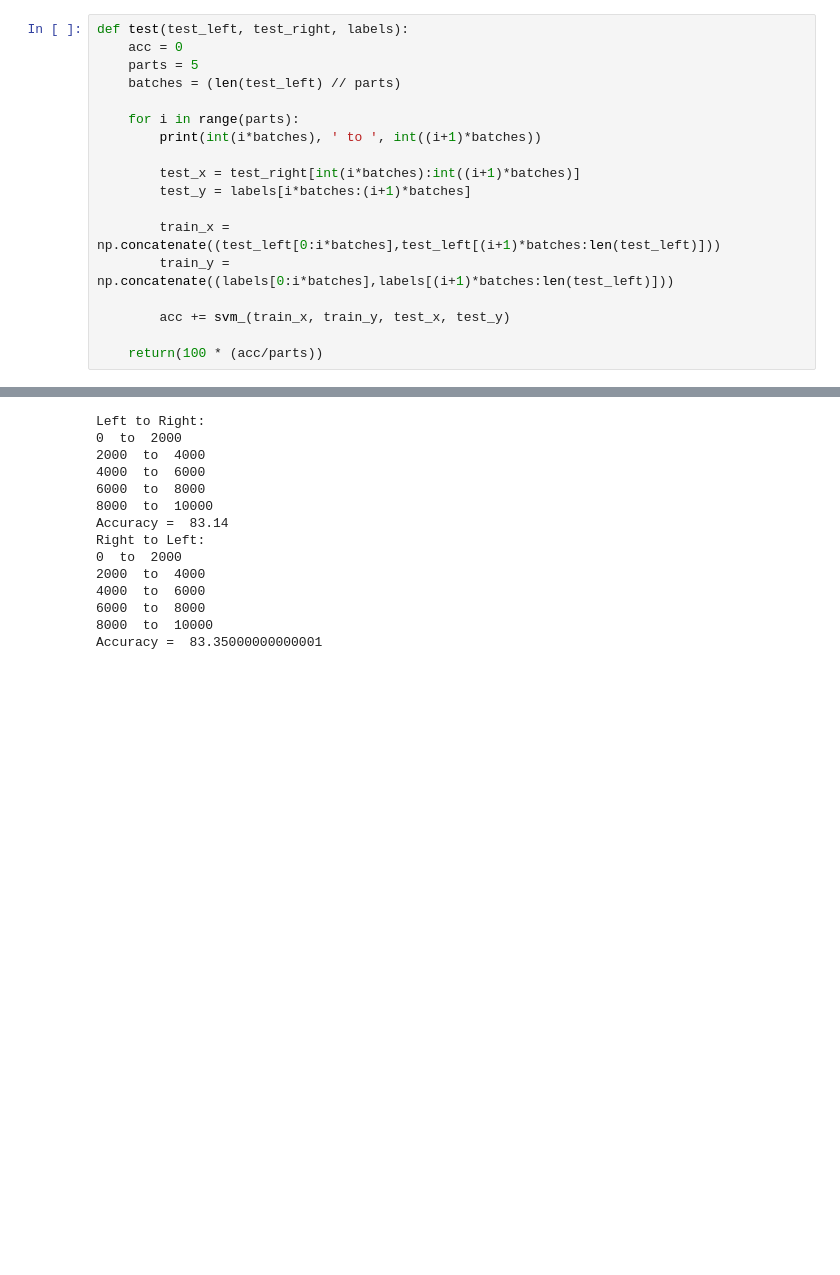
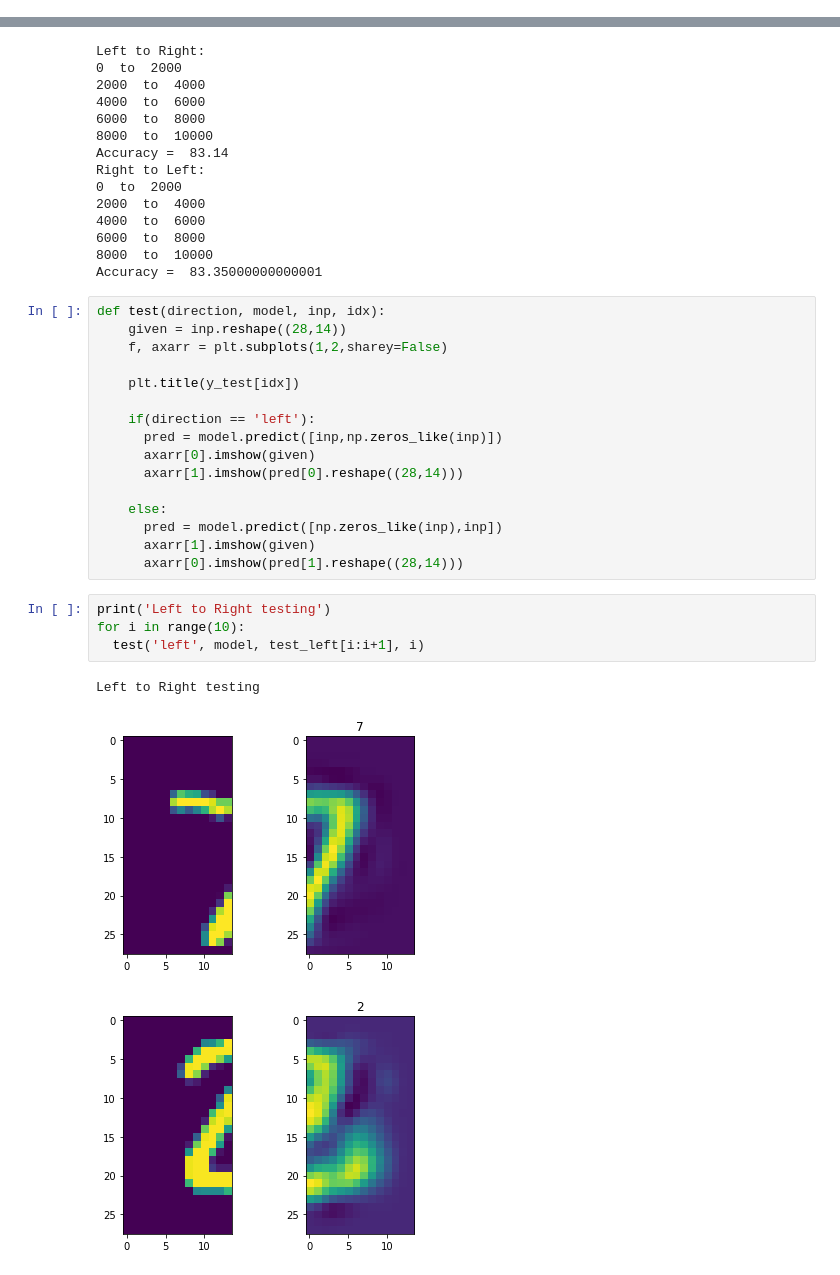
Before and after one commit to AkshayViru/CorrMCNN, a Jupyter notebook: project.ipynb, the cells around one changed output, grey strips where cells are left out. Cells and saved outputs as stored; diff of their text form; blank space fills up the shorter version.

```diff
--- a/project.ipynb
+++ b/project.ipynb
@@ -63,24 +57,6 @@ class CorrnetCost(Layer):
 
 def corr_loss(y_true, y_pred):
     return y_pred
-# %%
-def test(test_left, test_right, labels):
-    acc = 0
-    parts = 5
-    batches = (len(test_left) // parts)
-
-    for i in range(parts):
-        print(int(i*batches), ' to ', int((i+1)*batches))
-
-        test_x = test_right[int(i*batches):int((i+1)*batches)]
-        test_y = labels[i*batches:(i+1)*batches]
-
-        train_x = np.concatenate((test_left[0:i*batches],test_left[(i+1)*batches:len(test_left)]))
-        train_y = np.concatenate((labels[0:i*batches],labels[(i+1)*batches:len(test_left)]))
-
-        acc += svm_(train_x, train_y, test_x, test_y)
-
-    return(100 * (acc/parts))
 # %%
 def get_model():
 
@@ -222,3 +198,27 @@ Right to Left:
 6000  to  8000
 8000  to  10000
 Accuracy =  83.35000000000001
+# %%
+def test(direction, model, inp, idx):
+    given = inp.reshape((28,14))
+    f, axarr = plt.subplots(1,2,sharey=False)
+
+    plt.title(y_test[idx])
+
+    if(direction == 'left'):
+      pred = model.predict([inp,np.zeros_like(inp)])
+      axarr[0].imshow(given)
+      axarr[1].imshow(pred[0].reshape((28,14)))
+
+    else:
+      pred = model.predict([np.zeros_like(inp),inp])
+      axarr[1].imshow(given)
+      axarr[0].imshow(pred[1].reshape((28,14)))
+# %%
+print('Left to Right testing')
+for i in range(10):
+  test('left', model, test_left[i:i+1], i)
+# %% [output]
+Left to Right testing
+[figure, added]
+[figure, added]
```
Also changed, not shown: parts of 5 cells of this notebook.
